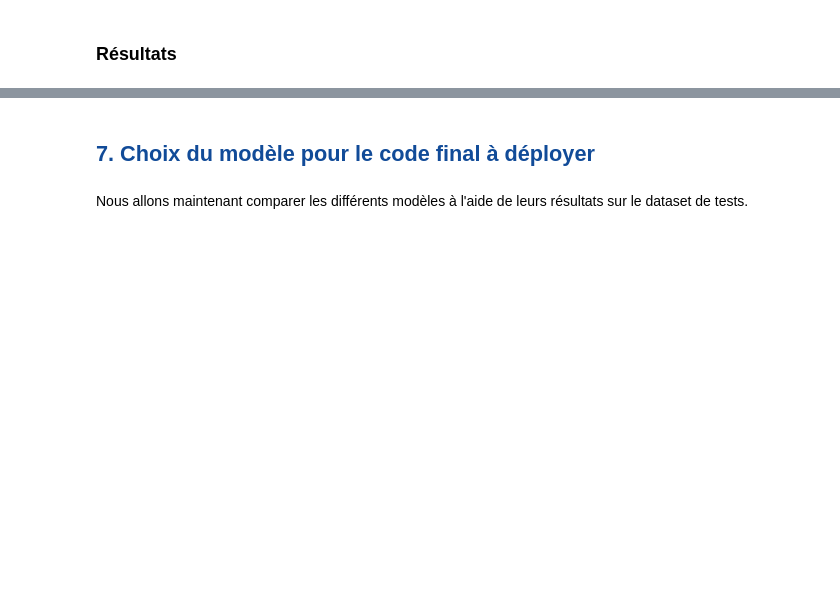
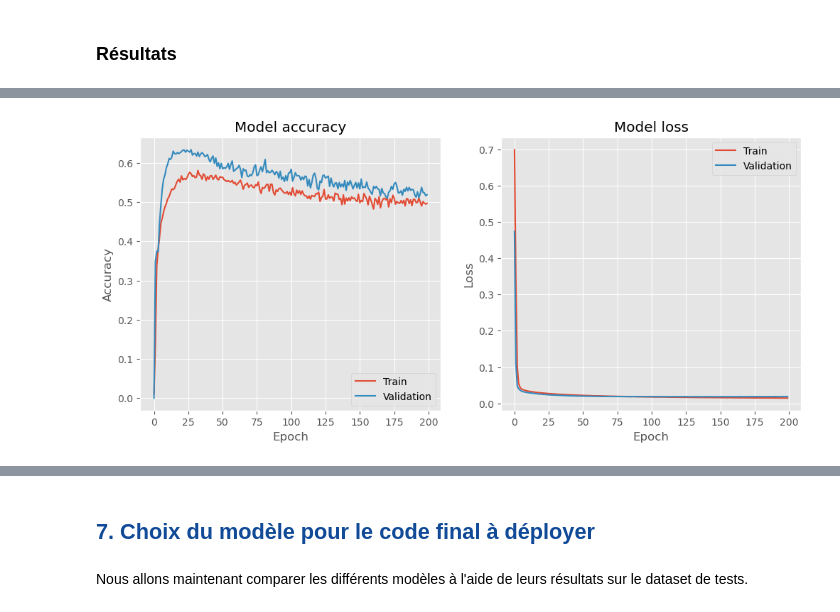
Before and after one commit to sdmwd/IML-Open-Classrooms, a Jupyter notebook: P5 - Catégorisez automatiquement des questions/Durand_Simon_2_notebook_test_012023.ipynb, the cells around one changed output, grey strips where cells are left out. Saved outputs shown, nothing was run; the diff lists cells and outputs as text; code cells hidden in the pictures; blank space fills up the shorter version.

```diff
--- a/P5 - Catégorisez automatiquement des questions/Durand_Simon_2_notebook_test_012023.ipynb
+++ b/P5 - Catégorisez automatiquement des questions/Durand_Simon_2_notebook_test_012023.ipynb
@@ -1131,0 +931,22 @@ model.fit(use_train, train_labels, epochs=1)
+# %%
+# Define the neural network
+bert_nn_model = Sequential([
+    Dense(512, activation='relu', input_shape=(512,)),
+    BatchNormalization(),
+    Dropout(0.5),
+    Dense(256, activation='relu'),
+    BatchNormalization(),
+    Dropout(0.5),
+    Dense(128, activation='relu'),
+    BatchNormalization(),
+    Dropout(0.5),
+    Dense(len(mlb.classes_), activation='sigmoid')
+])
+# %%
+# Compile the model
+bert_nn_model.compile(optimizer='adam', loss='binary_crossentropy', metrics=['accuracy'])
+# %%
+# Train the model and store the history object
+history = bert_nn_model.fit(use_train, y_train, verbose=1,
+                            epochs=200, batch_size=32,
+                            validation_data=(use_test, y_test))
@@ -1131,0 +971,23 @@ model.fit(use_train, train_labels, epochs=1)
+# %%
+def plot_epochs(history):
+    fig, ax = plt.subplots(1, 2, figsize=(12, 5))
+
+    ax[0].plot(history.history['accuracy'])
+    ax[0].plot(history.history['val_accuracy'])
+    ax[0].set_title('Model accuracy')
+    ax[0].set_ylabel('Accuracy')
+    ax[0].set_xlabel('Epoch')
+    ax[0].legend(['Train', 'Validation'], loc='lower right')
+
+    ax[1].plot(history.history['loss'])
+    ax[1].plot(history.history['val_loss'])
+    ax[1].set_title('Model loss')
+    ax[1].set_ylabel('Loss')
+    ax[1].set_xlabel('Epoch')
+    ax[1].legend(['Train', 'Validation'], loc='upper right')
+
+    plt.show()
+# %%
+plot_epochs(history)
+# %% [output]
+[figure, added]
```
Also changed, not shown: parts of 112 cells of this notebook, 2 other files.
